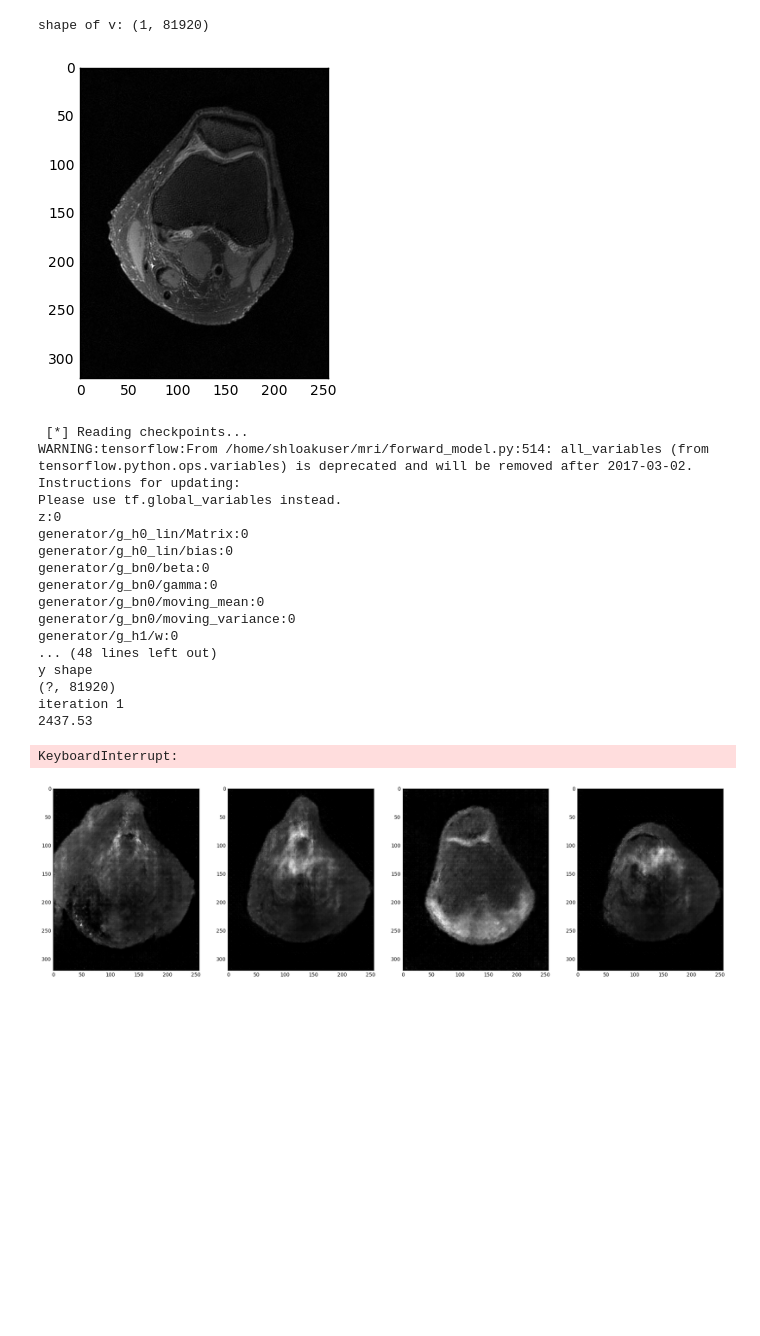
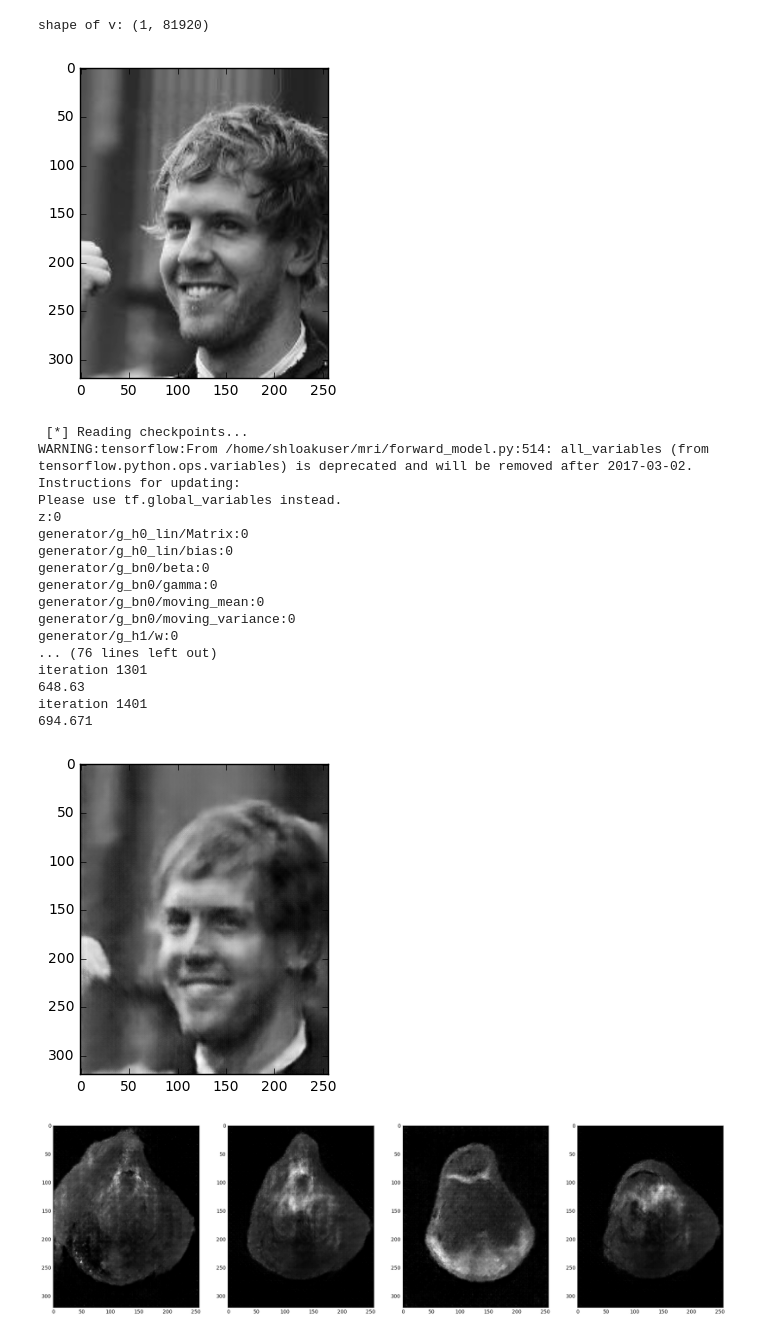
Before and after one commit to shloak/mri, a Jupyter notebook: reconstruction.ipynb, the cells around one changed output. Drawn from its saved outputs; the diff is of its cells as text; code cells hidden in the pictures; blank space fills up the shorter version.

```diff
--- a/reconstruction.ipynb
+++ b/reconstruction.ipynb
@@ -68,14 +68,14 @@ run_config.gpu_options.allow_growth=True
 # %% [output]
 {}
 # %%
-#data = glob("./img_align_celeba/*.jpg")[3005:3009]
-data = glob("./data/valid_img_slices/*.ra")
+data = glob("./img_align_celeba/*.jpg")[3005:3009]
+#data = glob("./data/valid_img_slices/*.ra")
 #np.random.shuffle(data)
 
 sample_files = data[0:4]
-#sample = [get_image_old1(sample_file, True) for sample_file in sample_files]
-#sample = [cv2.resize(s, dsize=(256, 320)) for s in sample]
-sample = [get_image_old2(sample_file) for sample_file in sample_files]
+sample = [get_image_old1(sample_file, True) for sample_file in sample_files]
+sample = [cv2.resize(s, dsize=(256, 320)) for s in sample]
+#sample = [get_image_old2(sample_file) for sample_file in sample_files]
 # %%
 plt.imshow(sample[0], cmap ='gray')
 plt.show()
@@ -84,7 +84,7 @@ plt.show()
 # %%
 #v = np.reshape(sample, (4, height*width))
 
-v = np.reshape(sample, (4, height*width))[3:4]
+v = np.reshape(sample, (4, height*width))[0:1]
 
 # number of features per image (pixels including all channels)
 print('shape of v: {}'.format(v.shape))
@@ -95,7 +95,7 @@ n = v.shape[1]
 shape of v: (1, 81920)
 # %%
 possible_ms = [10000, 100, 500, 1000, 2000, 5000, 6000]
-num_iter = 1300#2000
+num_iter = 1500#2000
 compressed_images = []
 
 plt.imshow(sample[0], cmap='gray')
@@ -149,38 +149,38 @@ with tf.Session() as sess:
         print('y shape')
         print(np.shape(y_placeholder2))
 
-        our_loss = tf.reduce_sum(((tf.reshape(dcgan.G, [4, -1])[3:4] - y_placeholder2)**2))
+        our_loss = tf.reduce_sum(((tf.reshape(dcgan.G, [4, -1])[0:1] - y_placeholder2)**2))
         #lp = 50
         #lp_loss = tf.reduce_mean(tf.norm(y_placeholder2, ord=6, axis=1))
         # -----------------------------------
 
         #z_optim = tf.train.AdamOptimizer(learning_rate=0.1).minimize(our_loss + lp * lp_loss, var_list=dcgan.z)
         z_optim = tf.train.AdamOptimizer(learning_rate=0.1).minimize(our_loss, var_list=dcgan.z)
 
         opt_initializers   = [var.initializer for var in tf.global_variables() if 'Adam' in var.name]
         beta1_initializers = [var.initializer for var in tf.global_variables() if 'beta1_power' in var.name]
         beta2_initializers = [var.initializer for var in tf.global_variables() if 'beta2_power' in var.name]
 
         sess.run(opt_initializers)
         sess.run(beta1_initializers)
         sess.run(beta2_initializers)
 
         count = 0
         errors = []
 
         for i in range(num_iter):
             # a, closs, b = sess.run([z_optim, our_loss, dcgan.G],feed_dict={y_placeholder: y})
             a, closs, b = sess.run([z_optim, our_loss, dcgan.G],feed_dict={y_placeholder2: v})
             count += 1
             errors.append(closs)
             if np.mod(count, 100) == 1:
                 print('iteration {}'.format(count))
                 print(closs)
         plt.imshow(b[0].reshape((height, width)), cmap='gray')
         compressed_images.append(b)
         plt.show()
 # %% [output]
-[figure, old version]
+[figure, new version]
  [*] Reading checkpoints...
 WARNING:tensorflow:From /home/shloakuser/mri/forward_model.py:514: all_variables (from tensorflow.python.ops.variables) is deprecated and will be removed after 2017-03-02.
 Instructions for updating:
@@ -193,9 +193,9 @@ generator/g_bn0/gamma:0
 generator/g_bn0/moving_mean:0
 generator/g_bn0/moving_variance:0
 generator/g_h1/w:0
-... (48 lines left out)
-y shape
-(?, 81920)
-iteration 1
-2437.53
+... (76 lines left out)
+iteration 1301
+648.63
+iteration 1401
+694.671
-KeyboardInterrupt:
+[figure, added]
```
Also changed, not shown: parts of 3 cells of this notebook, 1 other file.
